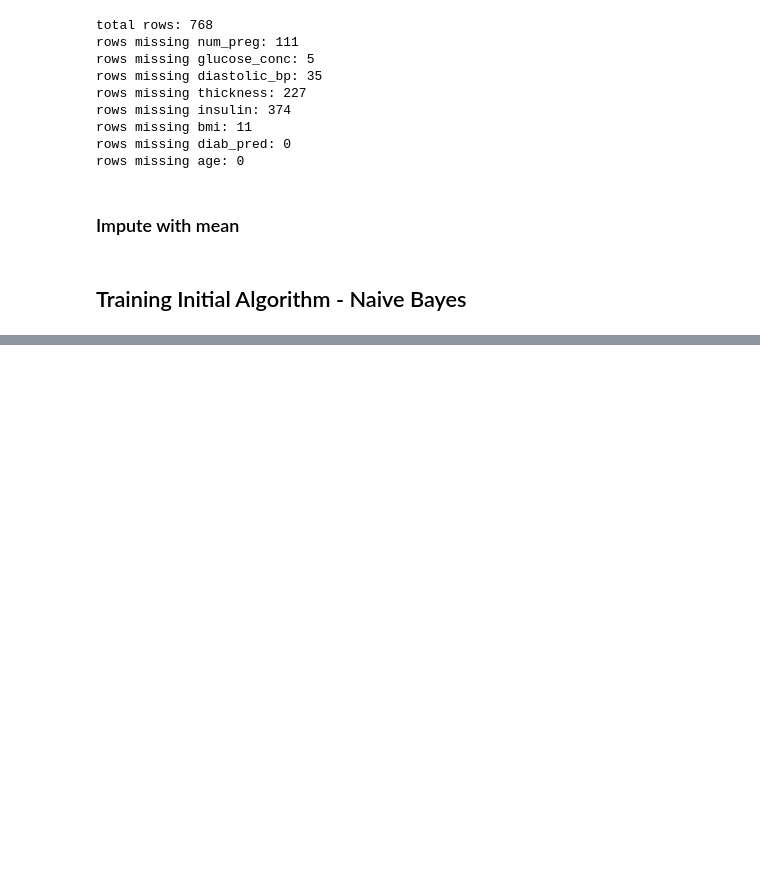
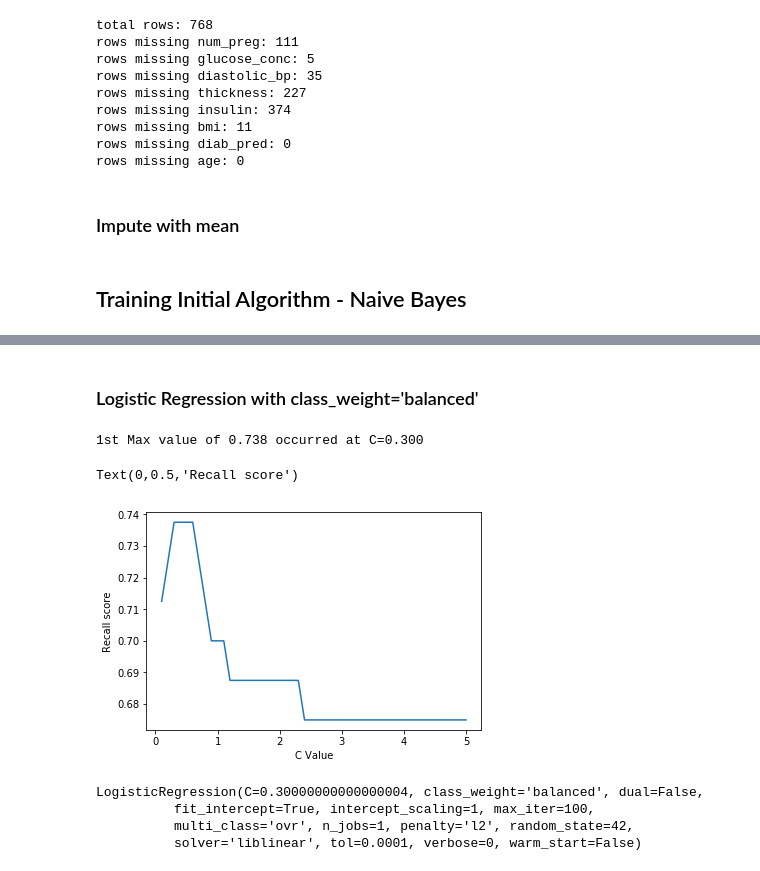
Before and after one commit to iainjmitchell/learning, a Jupyter notebook: machine-learning-in-python/Pima-Prediction.ipynb, the cells around one changed output, grey strips where cells are left out. Drawn from its saved outputs; the diff is of its cells as text; code cells hidden in the pictures; blank space fills up the shorter version.

```diff
--- a/machine-learning-in-python/Pima-Prediction.ipynb
+++ b/machine-learning-in-python/Pima-Prediction.ipynb
@@ -208,8 +208,8 @@ rows missing age: 0
 from sklearn.preprocessing import Imputer
 
 fill_0 = Imputer(missing_values=0, strategy="mean", axis=0)
-feature_train = fill_0.fit_transform(feature_train)
-feature_test = fill_0.fit_transform(feature_test)
+feature_train_fixed_data = fill_0.fit_transform(feature_train)
+feature_test_fixed_data = fill_0.fit_transform(feature_test)
 # %% [markdown]
 ## Training Initial Algorithm - Naive Bayes
 # %%
@@ -222,0 +390,42 @@ GaussianNB(priors=None)
+# %% [markdown]
+### Logistic Regression with class_weight='balanced'
+# %%
+C_start = 0.1
+C_end = 5
+C_inc = 0.1
+C_values, recall_scores = [], []
+C_value = C_start
+best_recall_score = 0
+
+while C_value < C_end:
+    C_values.append(C_value)
+    model = LogisticRegression(C=C_value, class_weight="balanced", random_state=42)
+    model.fit(feature_train_fixed_data, predicted_train.ravel())
+    model_test = model.predict(feature_test_fixed_data)
+    recall_score = metrics.recall_score(predicted_test, model_test)
+    recall_scores.append(recall_score)
+    if (recall_score > best_recall_score):
+        best_recall_score = recall_score
+        best_model_test = model_test
+    C_value = C_value + C_inc
+
+best_C_value = C_values[recall_scores.index(best_recall_score)]
+print("1st Max value of {0:.3f} occurred at C={1:.3f}".format(best_recall_score, best_C_value))
+
+%matplotlib inline
+plot.plot(C_values, recall_scores, "-")
+plot.xlabel("C Value")
+plot.ylabel("Recall score")
+# %% [output]
+1st Max value of 0.738 occurred at C=0.300
+Text(0,0.5,'Recall score')
+[figure, added]
+# %%
+from sklearn.linear_model import LogisticRegression
+logisitic_regression_model = LogisticRegression(C=best_C_value, class_weight="balanced", random_state=42)
+logisitic_regression_model.fit(feature_train_fixed_data, predicted_train.ravel())
+# %% [output]
+LogisticRegression(C=0.30000000000000004, class_weight='balanced', dual=False,
+          fit_intercept=True, intercept_scaling=1, max_iter=100,
+          multi_class='ovr', n_jobs=1, penalty='l2', random_state=42,
+          solver='liblinear', tol=0.0001, verbose=0, warm_start=False)
```
Also changed, not shown: parts of 36 cells of this notebook, 1 other file.
